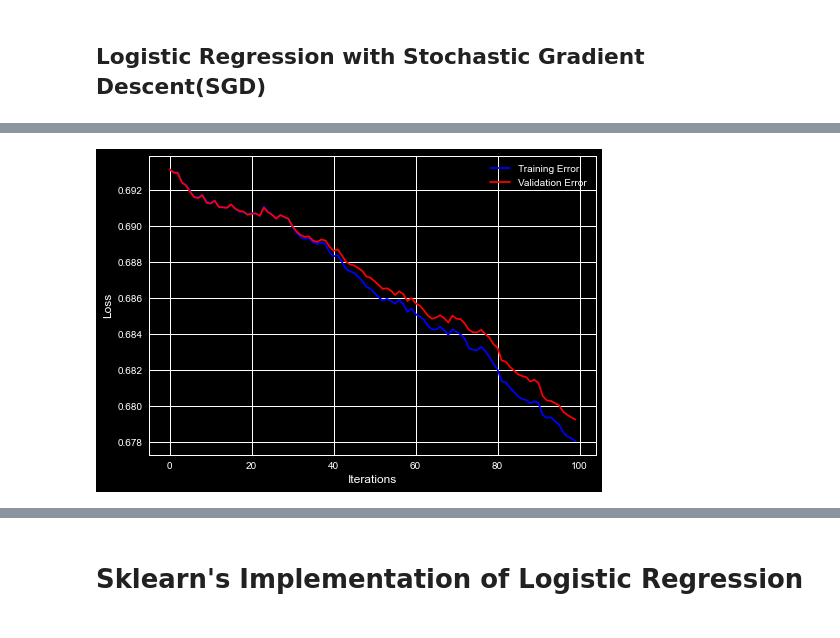
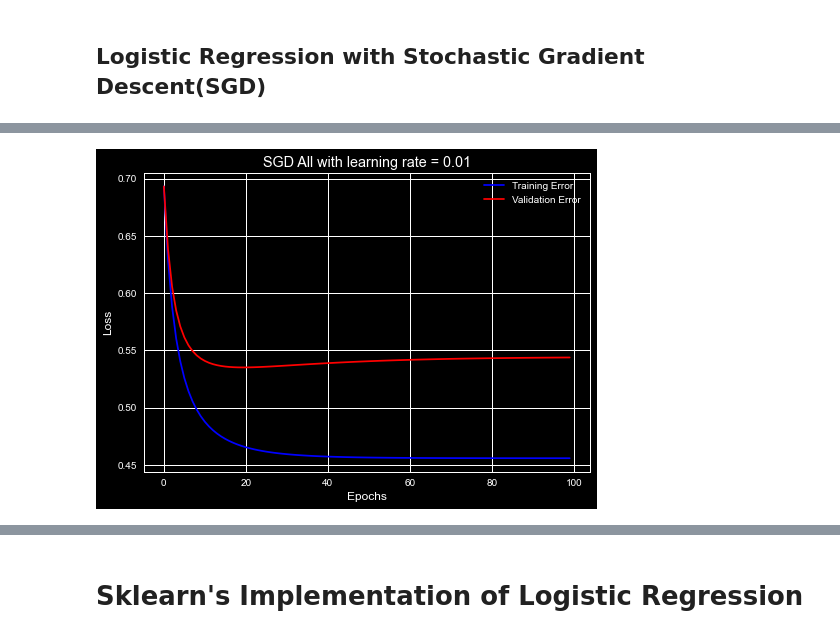
Before and after one commit to PritishWadhwa/ML-Assignments, a Jupyter notebook: Assignment1/Q2.ipynb, the cells around one changed output, grey strips where cells are left out. Saved outputs shown, nothing was run; the diff lists cells and outputs as text; code cells hidden in the pictures.

```diff
--- a/Assignment1/Q2.ipynb
+++ b/Assignment1/Q2.ipynb
@@ -335,12 +335,8 @@ def stochasticGradientDescentAll(X_train, y_train, X_validation, y_validation, l
         trainErrorList.append(trainErr)
         validationErr = error(X_validation, y_validation, theta)
         validationErrorList.append(validationErr)
-        # np.random.shuffle(X_train)
-        j = np.random.randint(0, m)
-        grad = gradient(X_train[j], y_train[j], theta)
-        theta = theta - learningRate * grad
-        # for j in range(m):
-            # microGrad = gradient(X_train[j, :], y_train[j], theta)
-            # theta = (theta - (learningRate * microGrad))
+        for j in range(m):
+            microGrad = gradient(X_train[j, :], y_train[j], theta)
+            theta = (theta - (learningRate * microGrad))
     return theta, trainErrorList, validationErrorList
 # %%
@@ -353,5 +349,5 @@ array([-0.01512613,  0.01399455,  0.02718553,  0.00275159,  0.00164442,
 # %%
-mainTheta, trainErrorList, validationErrorList = stochasticGradientDescentAll(
-    X_train, y_train, X_validation, y_validation, 0.001, 100)
-mainTheta
+allTheta, trainErrorList, validationErrorList = stochasticGradientDescentAll(
+    X_train, y_train, X_validation, y_validation, 0.01, 100)
+allTheta
 # %% [output]
@@ -369 +373,19 @@ def drawSGDSinglePlots(learningRate=0.01, maxEpochs=1000):
     plt.show()
+# %%
+def drawSGDAllPlots(learningRate=0.01, maxEpochs=1000):
+    '''
+    Draw the SGD plots when theta is updated for every datapoint in every epoch
+    :param learningRate: Learning rate
+    :param maxEpochs: Maximum number of epochs
+    :return: None
+    '''
+    theta, trainErrorList, validationErrorList = stochasticGradientDescentAll(
+        X_train, y_train, X_validation, y_validation, learningRate, maxEpochs)
+    plt.plot(trainErrorList, label='Training Error', color='blue')
+    plt.plot(validationErrorList, label='Validation Error', color='red')
+    plt.xlabel('Epochs')
+    plt.ylabel('Loss')
+    plt.title('SGD All with learning rate = ' + str(learningRate))
+    plt.legend()
+    plt.savefig('plots/Q2_SGD_All_' + str(learningRate) + '.png')
+    plt.show()
@@ -370,4 +396,4 @@ def drawSGDSinglePlots(learningRate=0.01, maxEpochs=1000):
 # %%
-drawSGDPlots(0.01, 100)
+drawSGDAllPlots(0.01, 100)
 # %% [output]
-[figure, old version]
+[figure, new version]
```
Also changed, not shown: parts of 32 cells of this notebook, 23 other files.
